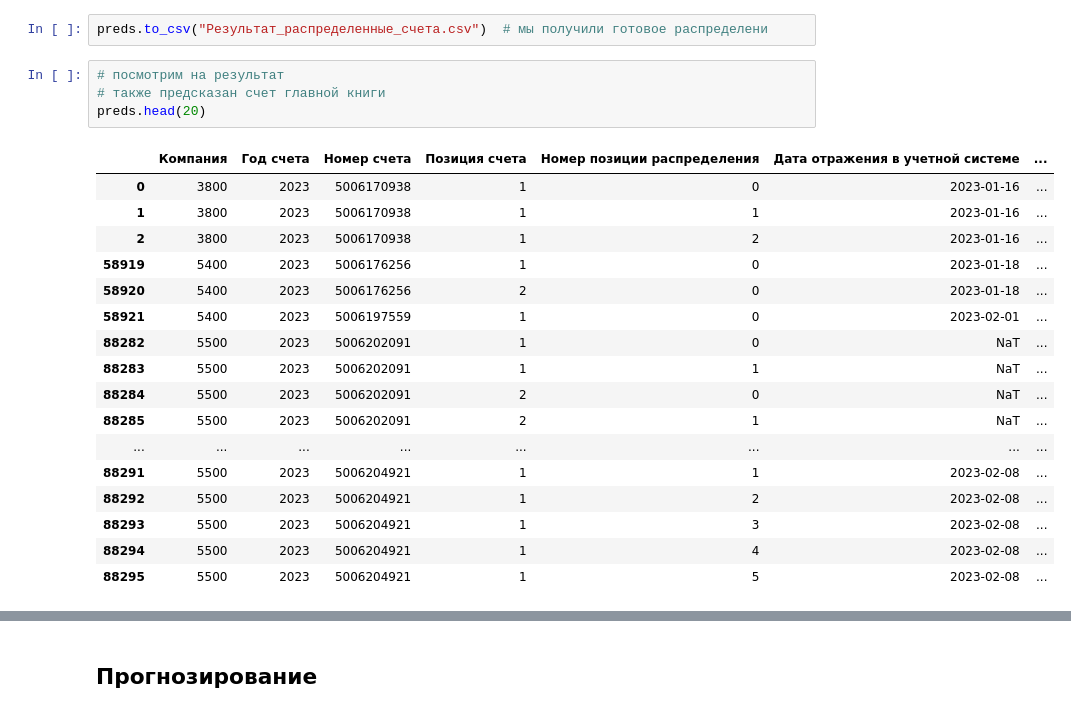
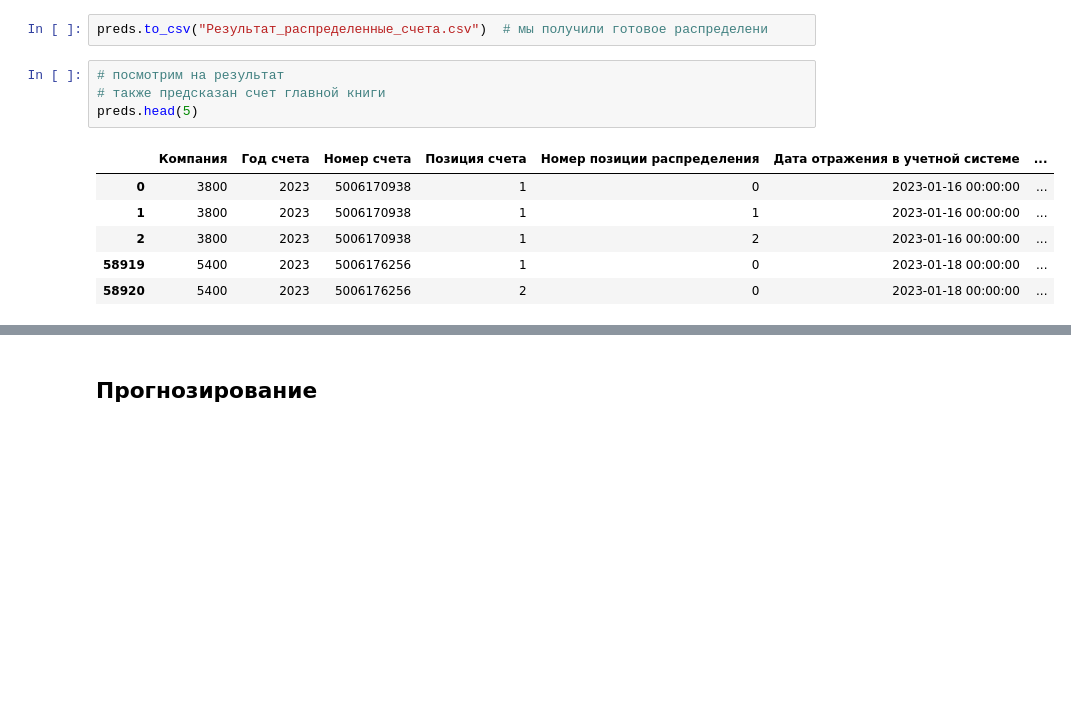
Before and after one commit to talkiiing-team/zakupai, a Jupyter notebook: services/api/ml/lib/pipeline_example.ipynb, the cells around one changed output, grey strips where cells are left out. Saved outputs shown, nothing was run; the diff lists cells and outputs as text; blank space fills up the shorter version.

```diff
--- a/services/api/ml/lib/pipeline_example.ipynb
+++ b/services/api/ml/lib/pipeline_example.ipynb
@@ -82,22 +85,11 @@ preds.to_csv("Результат_распределенные_счета.csv")
 # %%
 # посмотрим на результат
 # также предсказан счет главной книги
-preds.head(20)
+preds.head(5)
 # %% [output]
 |  | Компания | Год счета | Номер счета | Позиция счета | Номер позиции распределения | Дата отражения в учетной системе | ... |
-| 0 | 3800 | 2023 | 5006170938 | 1 | 0 | 2023-01-16 | ... |
-| 1 | 3800 | 2023 | 5006170938 | 1 | 1 | 2023-01-16 | ... |
-| 2 | 3800 | 2023 | 5006170938 | 1 | 2 | 2023-01-16 | ... |
-| 58919 | 5400 | 2023 | 5006176256 | 1 | 0 | 2023-01-18 | ... |
-| 58920 | 5400 | 2023 | 5006176256 | 2 | 0 | 2023-01-18 | ... |
-| 58921 | 5400 | 2023 | 5006197559 | 1 | 0 | 2023-02-01 | ... |
-| 88282 | 5500 | 2023 | 5006202091 | 1 | 0 | NaT | ... |
-| 88283 | 5500 | 2023 | 5006202091 | 1 | 1 | NaT | ... |
-| 88284 | 5500 | 2023 | 5006202091 | 2 | 0 | NaT | ... |
-| 88285 | 5500 | 2023 | 5006202091 | 2 | 1 | NaT | ... |
-| ... | ... | ... | ... | ... | ... | ... | ... |
-| 88291 | 5500 | 2023 | 5006204921 | 1 | 1 | 2023-02-08 | ... |
-| 88292 | 5500 | 2023 | 5006204921 | 1 | 2 | 2023-02-08 | ... |
-| 88293 | 5500 | 2023 | 5006204921 | 1 | 3 | 2023-02-08 | ... |
-| 88294 | 5500 | 2023 | 5006204921 | 1 | 4 | 2023-02-08 | ... |
-| 88295 | 5500 | 2023 | 5006204921 | 1 | 5 | 2023-02-08 | ... |
+| 0 | 3800 | 2023 | 5006170938 | 1 | 0 | 2023-01-16 00:00:00 | ... |
+| 1 | 3800 | 2023 | 5006170938 | 1 | 1 | 2023-01-16 00:00:00 | ... |
+| 2 | 3800 | 2023 | 5006170938 | 1 | 2 | 2023-01-16 00:00:00 | ... |
+| 58919 | 5400 | 2023 | 5006176256 | 1 | 0 | 2023-01-18 00:00:00 | ... |
+| 58920 | 5400 | 2023 | 5006176256 | 2 | 0 | 2023-01-18 00:00:00 | ... |
```
Also changed, not shown: parts of 5 cells of this notebook, 1 other file.
